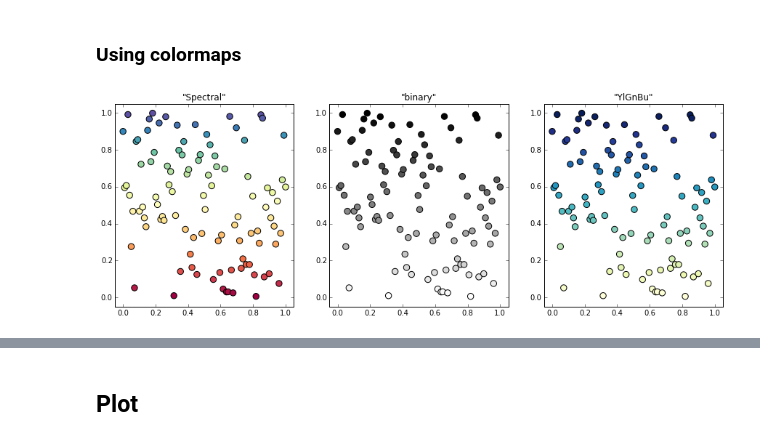
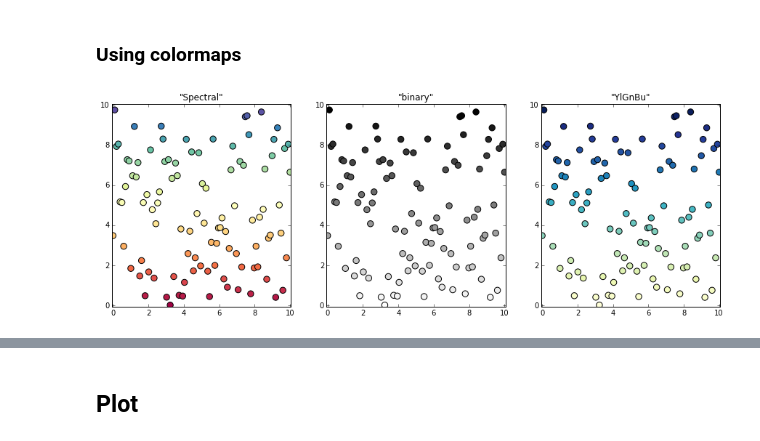
Before and after one commit to mmathioudakis/matplotlib_plot_examples, a Jupyter notebook: little_matplotlib_cookbook.ipynb, the cells around one changed output, grey strips where cells are left out. Cells and saved outputs as stored; diff of their text form; code cells hidden in the pictures.

```diff
--- a/little_matplotlib_cookbook.ipynb
+++ b/little_matplotlib_cookbook.ipynb
@@ -190,20 +190,20 @@ _tmp = ax[2].scatter(x, y, c = four_colors, s = 70)
 ### Using colormaps
 # %%
 # data
-N = 100
-x = np.linspace(0, 1, N)
-y = np.random.rand(N)
+U = 10; N = 100
+x = np.linspace(0, U, N)
+y = U * np.random.rand(N)
 c = y # y coordinate defines the color
 
 # plotting
 fig, ax = plt.subplots(1,3, figsize = (15, 5))
-ax[0].set(title = "\"Spectral\"", xlim = (-0.05,1.05), ylim = (-0.05,1.05))
+ax[0].set(title = "\"Spectral\"", xlim = (-0.05, U + 0.05), ylim = (-0.05, U + 0.05))
 _tmp = ax[0].scatter(x, y, c = c, s = 70, cmap = plt.get_cmap("Spectral"))
 
-ax[1].set(title = "\"binary\"", xlim = (-0.05,1.05), ylim = (-0.05,1.05))
+ax[1].set(title = "\"binary\"", xlim = (-0.05, U + 0.05), ylim = (-0.05, U + 0.05))
 _tmp = ax[1].scatter(x, y, c = c, s = 70, cmap = plt.get_cmap("binary"))
 
-ax[2].set(title = "\"YlGnBu\"", xlim = (-0.05,1.05), ylim = (-0.05,1.05))
+ax[2].set(title = "\"YlGnBu\"", xlim = (-0.05, U + 0.05), ylim = (-0.05, U + 0.05))
 _tmp = ax[2].scatter(x, y, c = c, s = 70, cmap = plt.get_cmap("YlGnBu"))
 # %% [output]
-[figure, old version]
+[figure, new version]
```
Also changed, not shown: parts of 5 cells of this notebook.
